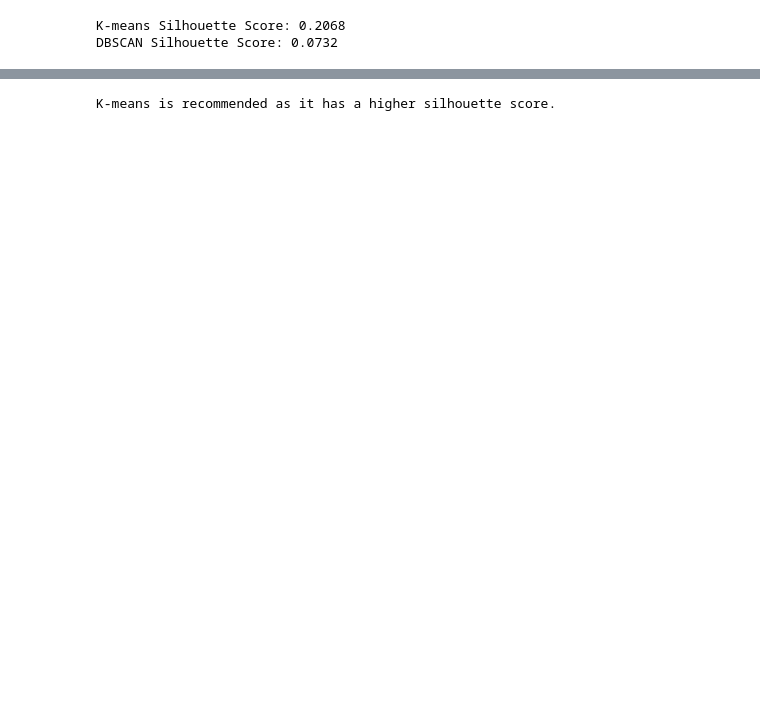
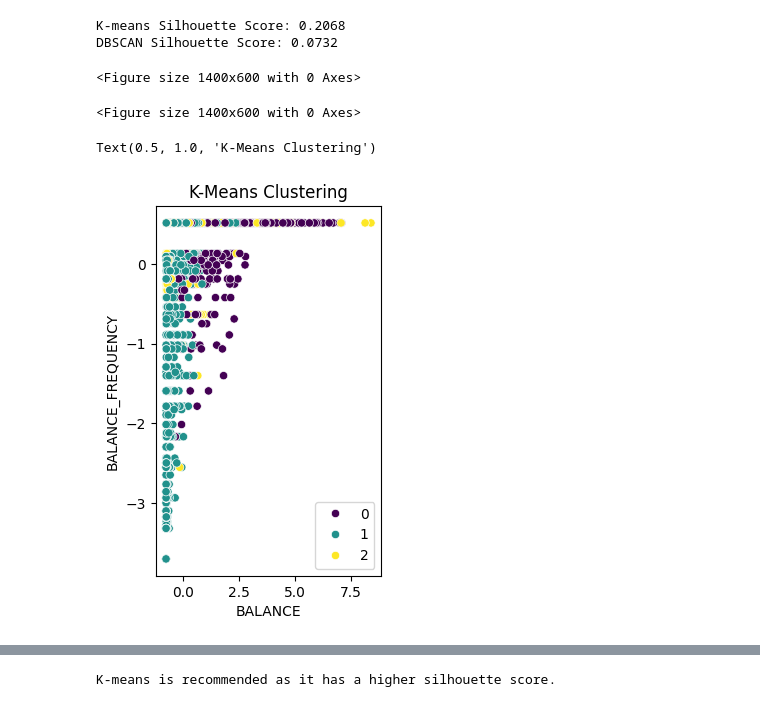
Before and after one commit to NA7RAWY/Comprehensive-Data-Mining-on-Health-Workout-Dataset, a Jupyter notebook: Clustering/Clustering_algo.ipynb, the cells around one changed output, grey strips where cells are left out. Drawn from its saved outputs; the diff is of its cells as text; code cells hidden in the pictures; blank space fills up the shorter version.

```diff
--- a/Clustering/Clustering_algo.ipynb
+++ b/Clustering/Clustering_algo.ipynb
@@ -25,3 +27,15 @@ print(f"DBSCAN Silhouette Score: {dbscan_silhouette:.4f}")
 # %% [output]
 K-means Silhouette Score: 0.2068
 DBSCAN Silhouette Score: 0.0732
+# %%
+plt.figure(figsize=(14, 6))
+# %% [output]
+<Figure size 1400x600 with 0 Axes>
+<Figure size 1400x600 with 0 Axes>
+# %%
+plt.subplot(1, 2, 1)
+sns.scatterplot(x=data_normalized.iloc[:, 0], y=data_normalized.iloc[:, 1], hue=kmeans_labels, palette="viridis", legend='full')
+plt.title("K-Means Clustering")
+# %% [output]
+Text(0.5, 1.0, 'K-Means Clustering')
+[figure, added]
```
Also changed, not shown: parts of 2 cells of this notebook, 1 other file.
